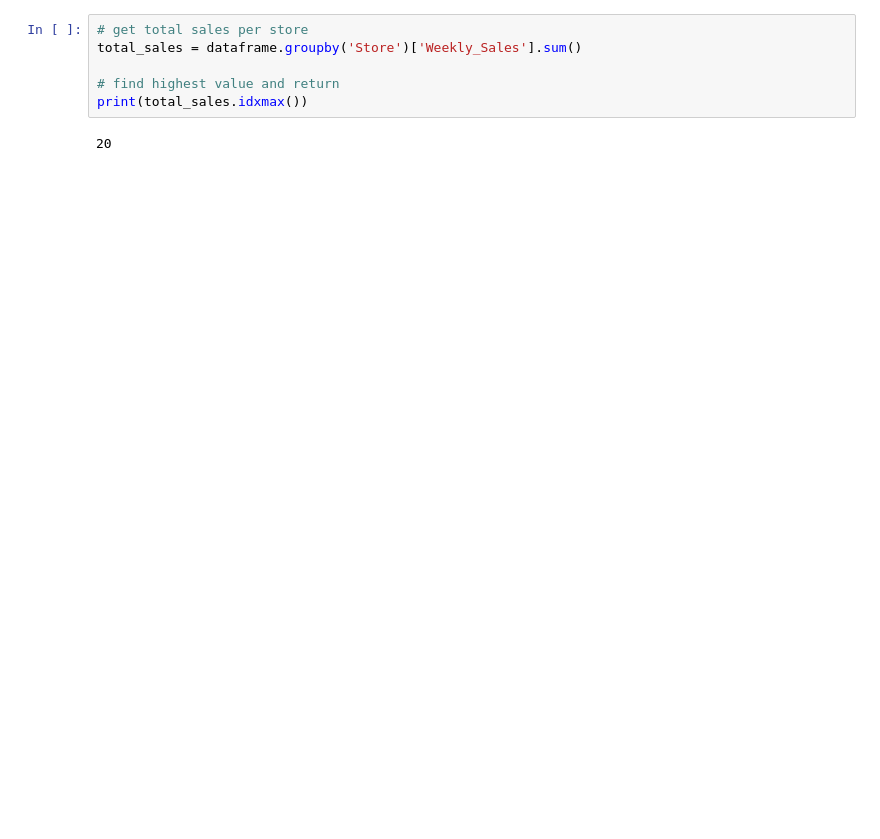
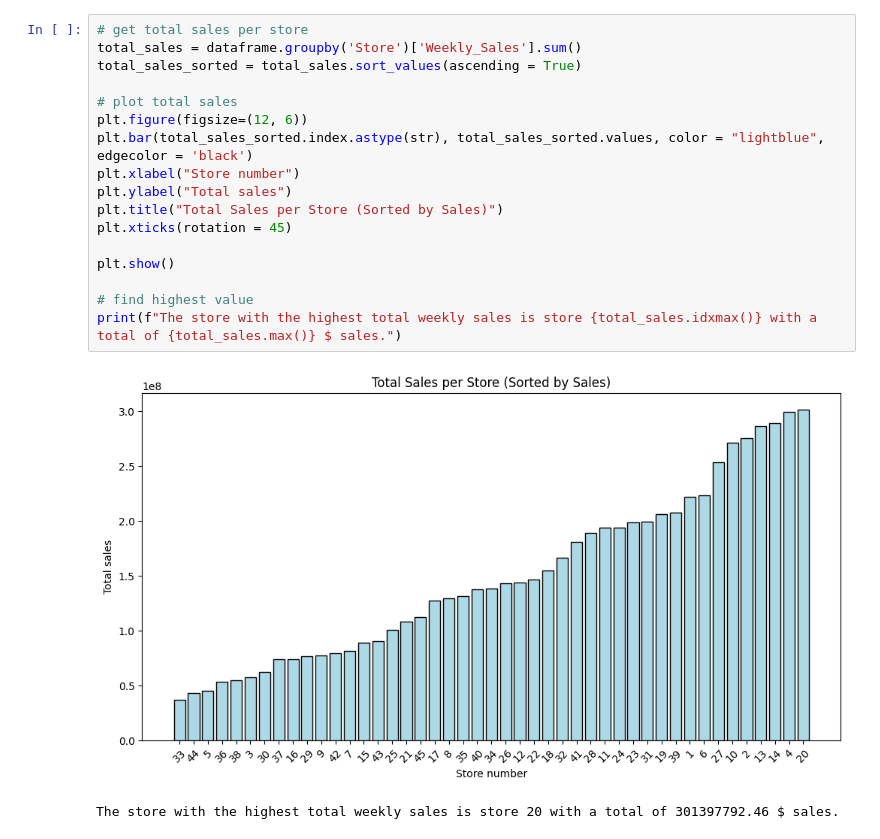
Before and after one commit to markvandenhoorn/walmart-analysis, a Jupyter notebook: walmart_analysis.ipynb, the cells around one changed output. Cells and saved outputs as stored; diff of their text form; blank space fills up the shorter version.

```diff
--- a/walmart_analysis.ipynb
+++ b/walmart_analysis.ipynb
@@ -20,9 +31,21 @@ dataframe.head(10)
 # %%
 # get total sales per store
 total_sales = dataframe.groupby('Store')['Weekly_Sales'].sum()
+total_sales_sorted = total_sales.sort_values(ascending = True)
 
-# find highest value and return
-print(total_sales.idxmax())
+# plot total sales
+plt.figure(figsize=(12, 6))
+plt.bar(total_sales_sorted.index.astype(str), total_sales_sorted.values, color = "lightblue", edgecolor = 'black')
+plt.xlabel("Store number")
+plt.ylabel("Total sales")
+plt.title("Total Sales per Store (Sorted by Sales)")
+plt.xticks(rotation = 45)
+
+plt.show()
+
+# find highest value
+print(f"The store with the highest total weekly sales is store {total_sales.idxmax()} with a total of {total_sales.max()} $ sales.")
 # %% [output]
+[figure, added]
-20
+The store with the highest total weekly sales is store 20 with a total of 301397792.46 $ sales.
 # %%
```
Also changed, not shown: parts of 8 cells of this notebook.
